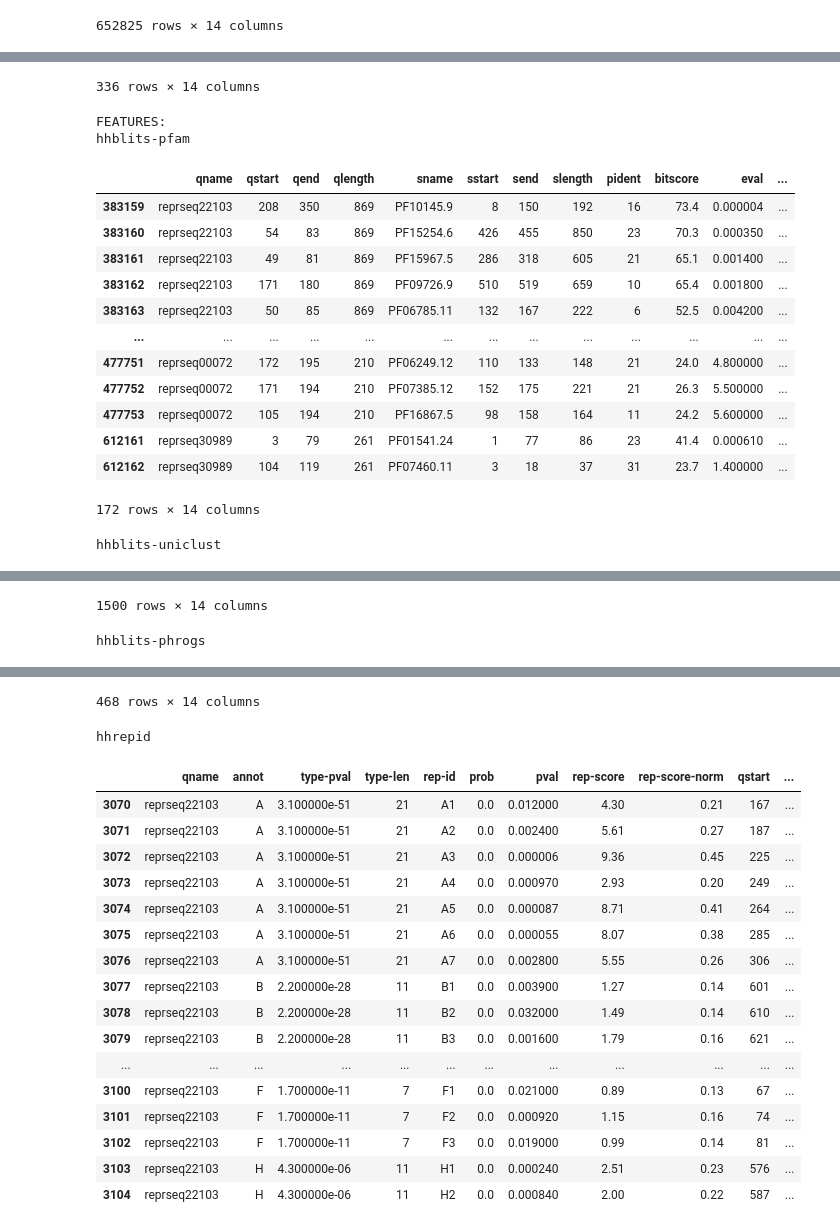
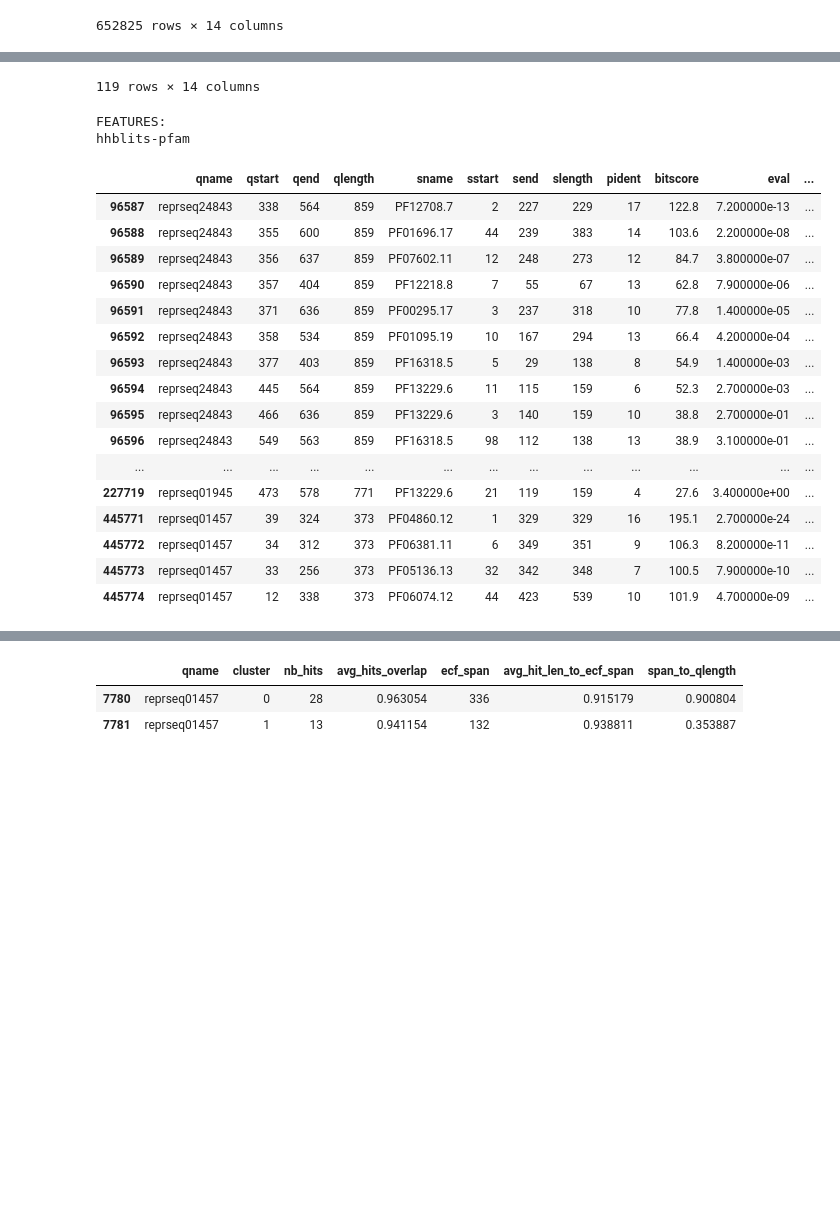
Before and after one commit to bioinf-mcb/ecf-explorer, a Jupyter notebook: notebooks/Example-plot-qECF-aln.ipynb, the cells around one changed output, grey strips where cells are left out. Cells and saved outputs as stored; diff of their text form; code cells hidden in the pictures; blank space fills up the shorter version.

```diff
--- a/notebooks/Example-plot-qECF-aln.ipynb
+++ b/notebooks/Example-plot-qECF-aln.ipynb
@@ -43,7 +40,8 @@ clustering_results
 652825 rows × 14 columns
 # %%
 # load features data
-features_to_load = ['hhblits-pfam', 'hhblits-uniclust', 'hhblits-phrogs', 'hhrepid']
+# features_to_load = ['hhblits-pfam', 'hhblits-uniclust', 'hhblits-phrogs', 'hhrepid']
+features_to_load = ['hhblits-pfam']
 
 features_data = load_features_data(workdir_path, features_to_load)
 for fname, fdata in features_data.items():
@@ -109,6 +91,13 @@ hhrepid
 # %%
 # select representative proteins to display
-reprseqs_to_display = [72, 30989, 22103]
+reprseqs_to_display = [21869, 21131, 3445, 14815] # poster
+reprseqs_to_display = [23093] # poster
+
+reprseqs_to_display = [1457, 24843, 1945] # presentation MCB
+
+# reprseqs_to_display = dis[:320]
+
+# reprseqs_to_display = [72, 30989, 22103, 10133]
 # reprseqs_to_display = [3888, 11069, 12827, 12827, 14391, 17969, 36416, 227, 27906,
 #                        21805, 24843, 33085]
 
@@ -139,17 +128,20 @@ for fname, fdata in selected_features_data.items():
-336 rows × 14 columns
+119 rows × 14 columns
 FEATURES:
 hhblits-pfam
 |  | qname | qstart | qend | qlength | sname | sstart | send | slength | pident | bitscore | eval | ... |
-| 383159 | reprseq22103 | 208 | 350 | 869 | PF10145.9 | 8 | 150 | 192 | 16 | 73.4 | 0.000004 | ... |
-| 383160 | reprseq22103 | 54 | 83 | 869 | PF15254.6 | 426 | 455 | 850 | 23 | 70.3 | 0.000350 | ... |
-| 383161 | reprseq22103 | 49 | 81 | 869 | PF15967.5 | 286 | 318 | 605 | 21 | 65.1 | 0.001400 | ... |
-| 383162 | reprseq22103 | 171 | 180 | 869 | PF09726.9 | 510 | 519 | 659 | 10 | 65.4 | 0.001800 | ... |
-| 383163 | reprseq22103 | 50 | 85 | 869 | PF06785.11 | 132 | 167 | 222 | 6 | 52.5 | 0.004200 | ... |
+| 96587 | reprseq24843 | 338 | 564 | 859 | PF12708.7 | 2 | 227 | 229 | 17 | 122.8 | 7.200000e-13 | ... |
+| 96588 | reprseq24843 | 355 | 600 | 859 | PF01696.17 | 44 | 239 | 383 | 14 | 103.6 | 2.200000e-08 | ... |
+| 96589 | reprseq24843 | 356 | 637 | 859 | PF07602.11 | 12 | 248 | 273 | 12 | 84.7 | 3.800000e-07 | ... |
+| 96590 | reprseq24843 | 357 | 404 | 859 | PF12218.8 | 7 | 55 | 67 | 13 | 62.8 | 7.900000e-06 | ... |
+| 96591 | reprseq24843 | 371 | 636 | 859 | PF00295.17 | 3 | 237 | 318 | 10 | 77.8 | 1.400000e-05 | ... |
+| 96592 | reprseq24843 | 358 | 534 | 859 | PF01095.19 | 10 | 167 | 294 | 13 | 66.4 | 4.200000e-04 | ... |
+| 96593 | reprseq24843 | 377 | 403 | 859 | PF16318.5 | 5 | 29 | 138 | 8 | 54.9 | 1.400000e-03 | ... |
+| 96594 | reprseq24843 | 445 | 564 | 859 | PF13229.6 | 11 | 115 | 159 | 6 | 52.3 | 2.700000e-03 | ... |
+| 96595 | reprseq24843 | 466 | 636 | 859 | PF13229.6 | 3 | 140 | 159 | 10 | 38.8 | 2.700000e-01 | ... |
+| 96596 | reprseq24843 | 549 | 563 | 859 | PF16318.5 | 98 | 112 | 138 | 13 | 38.9 | 3.100000e-01 | ... |
 | ... | ... | ... | ... | ... | ... | ... | ... | ... | ... | ... | ... | ... |
-| 477751 | reprseq00072 | 172 | 195 | 210 | PF06249.12 | 110 | 133 | 148 | 21 | 24.0 | 4.800000 | ... |
-| 477752 | reprseq00072 | 171 | 194 | 210 | PF07385.12 | 152 | 175 | 221 | 21 | 26.3 | 5.500000 | ... |
-| 477753 | reprseq00072 | 105 | 194 | 210 | PF16867.5 | 98 | 158 | 164 | 11 | 24.2 | 5.600000 | ... |
-| 612161 | reprseq30989 | 3 | 79 | 261 | PF01541.24 | 1 | 77 | 86 | 23 | 41.4 | 0.000610 | ... |
-| 612162 | reprseq30989 | 104 | 119 | 261 | PF07460.11 | 3 | 18 | 37 | 31 | 23.7 | 1.400000 | ... |
+| 227719 | reprseq01945 | 473 | 578 | 771 | PF13229.6 | 21 | 119 | 159 | 4 | 27.6 | 3.400000e+00 | ... |
+| 445771 | reprseq01457 | 39 | 324 | 373 | PF04860.12 | 1 | 329 | 329 | 16 | 195.1 | 2.700000e-24 | ... |
+| 445772 | reprseq01457 | 34 | 312 | 373 | PF06381.11 | 6 | 349 | 351 | 9 | 106.3 | 8.200000e-11 | ... |
+| 445773 | reprseq01457 | 33 | 256 | 373 | PF05136.13 | 32 | 342 | 348 | 7 | 100.5 | 7.900000e-10 | ... |
+| 445774 | reprseq01457 | 12 | 338 | 373 | PF06074.12 | 44 | 423 | 539 | 10 | 101.9 | 4.700000e-09 | ... |
-172 rows × 14 columns
-hhblits-uniclust
@@ -168,2 +147,0 @@ hhblits-uniclust
-1500 rows × 14 columns
-hhblits-phrogs
@@ -182,19 +147,0 @@ hhblits-phrogs
-468 rows × 14 columns
-hhrepid
-|  | qname | annot | type-pval | type-len | rep-id | prob | pval | rep-score | rep-score-norm | qstart | ... |
-| 3070 | reprseq22103 | A | 3.100000e-51 | 21 | A1 | 0.0 | 0.012000 | 4.30 | 0.21 | 167 | ... |
-| 3071 | reprseq22103 | A | 3.100000e-51 | 21 | A2 | 0.0 | 0.002400 | 5.61 | 0.27 | 187 | ... |
-| 3072 | reprseq22103 | A | 3.100000e-51 | 21 | A3 | 0.0 | 0.000006 | 9.36 | 0.45 | 225 | ... |
-| 3073 | reprseq22103 | A | 3.100000e-51 | 21 | A4 | 0.0 | 0.000970 | 2.93 | 0.20 | 249 | ... |
-| 3074 | reprseq22103 | A | 3.100000e-51 | 21 | A5 | 0.0 | 0.000087 | 8.71 | 0.41 | 264 | ... |
-| 3075 | reprseq22103 | A | 3.100000e-51 | 21 | A6 | 0.0 | 0.000055 | 8.07 | 0.38 | 285 | ... |
-| 3076 | reprseq22103 | A | 3.100000e-51 | 21 | A7 | 0.0 | 0.002800 | 5.55 | 0.26 | 306 | ... |
-| 3077 | reprseq22103 | B | 2.200000e-28 | 11 | B1 | 0.0 | 0.003900 | 1.27 | 0.14 | 601 | ... |
-| 3078 | reprseq22103 | B | 2.200000e-28 | 11 | B2 | 0.0 | 0.032000 | 1.49 | 0.14 | 610 | ... |
-| 3079 | reprseq22103 | B | 2.200000e-28 | 11 | B3 | 0.0 | 0.001600 | 1.79 | 0.16 | 621 | ... |
-| ... | ... | ... | ... | ... | ... | ... | ... | ... | ... | ... | ... |
-| 3100 | reprseq22103 | F | 1.700000e-11 | 7 | F1 | 0.0 | 0.021000 | 0.89 | 0.13 | 67 | ... |
-| 3101 | reprseq22103 | F | 1.700000e-11 | 7 | F2 | 0.0 | 0.000920 | 1.15 | 0.16 | 74 | ... |
-| 3102 | reprseq22103 | F | 1.700000e-11 | 7 | F3 | 0.0 | 0.019000 | 0.99 | 0.14 | 81 | ... |
-| 3103 | reprseq22103 | H | 4.300000e-06 | 11 | H1 | 0.0 | 0.000240 | 2.51 | 0.23 | 576 | ... |
-| 3104 | reprseq22103 | H | 4.300000e-06 | 11 | H2 | 0.0 | 0.000840 | 2.00 | 0.22 | 587 | ... |
@@ -201,3 +153,10 @@ hhrepid
+# %%
+# TEMP - get qECF with various AHO
+clustering_stats[(clustering_stats['qname'] == 'reprseq01457')]
+# %% [output]
+|  | qname | cluster | nb_hits | avg_hits_overlap | ecf_span | avg_hit_len_to_ecf_span | span_to_qlength |
+| 7780 | reprseq01457 | 0 | 28 | 0.963054 | 336 | 0.915179 | 0.900804 |
+| 7781 | reprseq01457 | 1 | 13 | 0.941154 | 132 | 0.938811 | 0.353887 |
 # %%
 # plot required reprseqs
 plot_alignment_selected(workdir_path, selected_reprseq_data, selected_features_data, save_figure=True)
```
Also changed, not shown: parts of 6 cells of this notebook, 8 other files.
